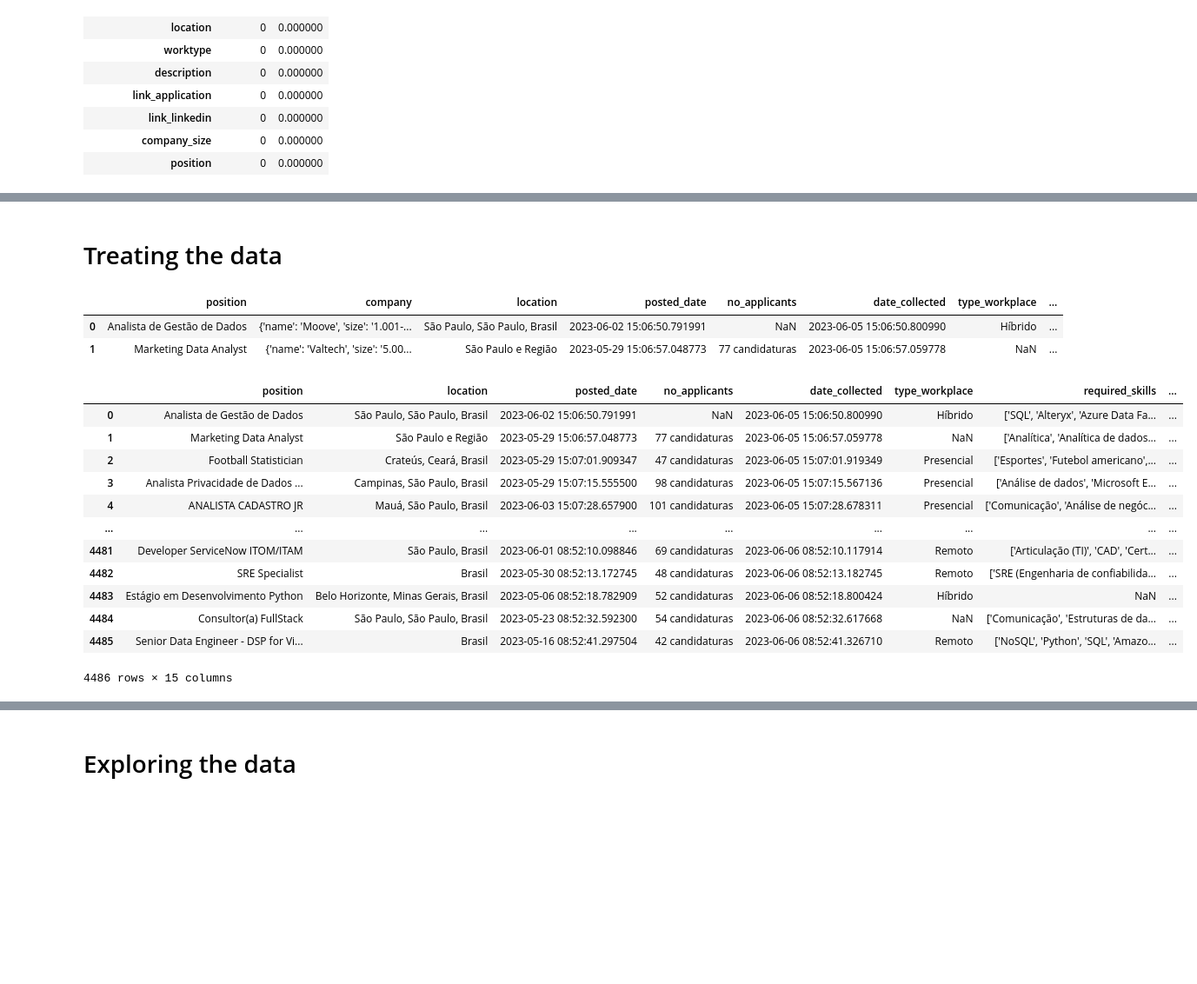
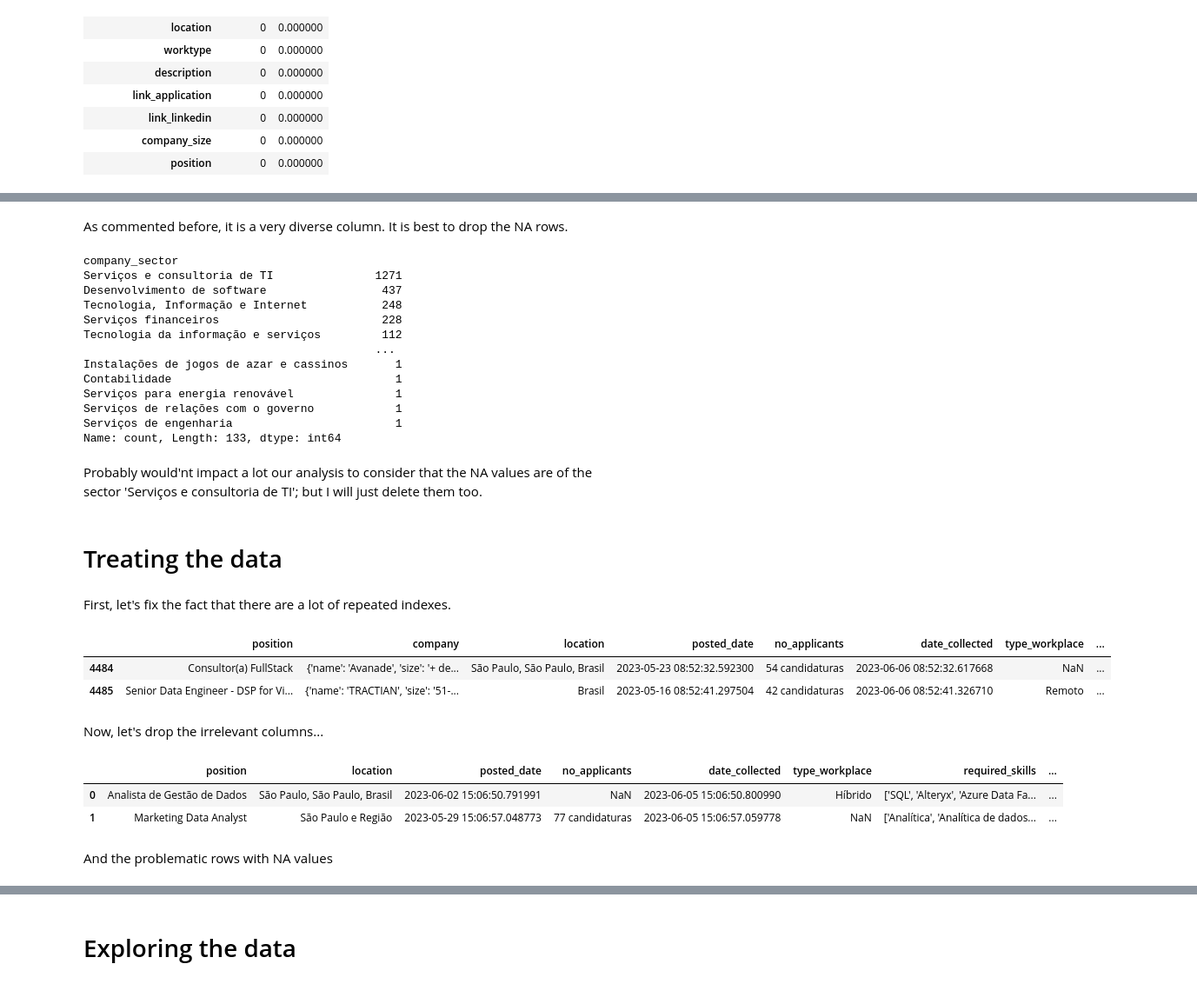
Before and after one commit to alexaiung/Data-Analytics-Job-Tendencies, a Jupyter notebook: job_analysis.ipynb, the cells around one changed output, grey strips where cells are left out. Shown at 87% size. Cells and saved outputs as stored; diff of their text form; code cells hidden in the pictures; blank space fills up the shorter version.

```diff
--- a/job_analysis.ipynb
+++ b/job_analysis.ipynb
@@ -112,31 +192,47 @@ pd.concat([total_na, perc_na], axis=1).rename({0: 'Total NA', 1: 'Perc. NA'}, ax
+# %% [markdown]
+As commented before, it is a very diverse column. It is best to drop the NA rows.
+# %%
+df_jobs.company_sector.value_counts()
+# %% [output]
+company_sector
+Serviços e consultoria de TI               1271
+Desenvolvimento de software                 437
+Tecnologia, Informação e Internet           248
+Serviços financeiros                        228
+Tecnologia da informação e serviços         112
+                                           ...
+Instalações de jogos de azar e cassinos       1
+Contabilidade                                 1
+Serviços para energia renovável               1
+Serviços de relações com o governo            1
+Serviços de engenharia                        1
+Name: count, Length: 133, dtype: int64
+# %% [markdown]
+Probably would'nt impact a lot our analysis to consider that the NA values are of the sector 'Serviços e consultoria de TI'; but I will just delete them too.
 # %% [markdown]
 # Treating the data
+# %% [markdown]
+First, let's fix the fact that there are a lot of repeated indexes.
 # %%
 df_jobs = df_jobs.reset_index()
 df_jobs = df_jobs.drop(['index'], axis=1)
-df_jobs.head(2)
+df_jobs.tail(2)
 # %% [output]
 |  | position | company | location | posted_date | no_applicants | date_collected | type_workplace | ... |
-| 0 | Analista de Gestão de Dados | {'name': 'Moove', 'size': '1.001-... | São Paulo, São Paulo, Brasil | 2023-06-02 15:06:50.791991 | NaN | 2023-06-05 15:06:50.800990 | Híbrido | ... |
-| 1 | Marketing Data Analyst | {'name': 'Valtech', 'size': '5.00... | São Paulo e Região | 2023-05-29 15:06:57.048773 | 77 candidaturas | 2023-06-05 15:06:57.059778 | NaN | ... |
+| 4484 | Consultor(a) FullStack | {'name': 'Avanade', 'size': '+ de... | São Paulo, São Paulo, Brasil | 2023-05-23 08:52:32.592300 | 54 candidaturas | 2023-06-06 08:52:32.617668 | NaN | ... |
+| 4485 | Senior Data Engineer - DSP for Vi... | {'name': 'TRACTIAN', 'size': '51-... | Brasil | 2023-05-16 08:52:41.297504 | 42 candidaturas | 2023-06-06 08:52:41.326710 | Remoto | ... |
+# %% [markdown]
+Now, let's drop the irrelevant columns...
 # %%
 # Dropping columns
 to_drop_cols = ['competitive_advantages', 'company']
 df_jobs = df_jobs.drop(to_drop_cols, axis=1)
-df_jobs
+df_jobs.head(2)
 # %% [output]
 |  | position | location | posted_date | no_applicants | date_collected | type_workplace | required_skills | ... |
 | 0 | Analista de Gestão de Dados | São Paulo, São Paulo, Brasil | 2023-06-02 15:06:50.791991 | NaN | 2023-06-05 15:06:50.800990 | Híbrido | ['SQL', 'Alteryx', 'Azure Data Fa... | ... |
 | 1 | Marketing Data Analyst | São Paulo e Região | 2023-05-29 15:06:57.048773 | 77 candidaturas | 2023-06-05 15:06:57.059778 | NaN | ['Analítica', 'Analítica de dados... | ... |
-| 2 | Football Statistician | Crateús, Ceará, Brasil | 2023-05-29 15:07:01.909347 | 47 candidaturas | 2023-06-05 15:07:01.919349 | Presencial | ['Esportes', 'Futebol americano',... | ... |
-| 3 | ­­­Analista Privacidade de Dados ... | Campinas, São Paulo, Brasil | 2023-05-29 15:07:15.555500 | 98 candidaturas | 2023-06-05 15:07:15.567136 | Presencial | ['Análise de dados', 'Microsoft E... | ... |
-| 4 | ANALISTA CADASTRO JR | Mauá, São Paulo, Brasil | 2023-06-03 15:07:28.657900 | 101 candidaturas | 2023-06-05 15:07:28.678311 | Presencial | ['Comunicação', 'Análise de negóc... | ... |
-| ... | ... | ... | ... | ... | ... | ... | ... | ... |
-| 4481 | Developer ServiceNow ITOM/ITAM | São Paulo, Brasil | 2023-06-01 08:52:10.098846 | 69 candidaturas | 2023-06-06 08:52:10.117914 | Remoto | ['Articulação (TI)', 'CAD', 'Cert... | ... |
-| 4482 | SRE Specialist | Brasil | 2023-05-30 08:52:13.172745 | 48 candidaturas | 2023-06-06 08:52:13.182745 | Remoto | ['SRE (Engenharia de confiabilida... | ... |
-| 4483 | Estágio em Desenvolvimento Python | Belo Horizonte, Minas Gerais, Brasil | 2023-05-06 08:52:18.782909 | 52 candidaturas | 2023-06-06 08:52:18.800424 | Híbrido | NaN | ... |
-| 4484 | Consultor(a) FullStack | São Paulo, São Paulo, Brasil | 2023-05-23 08:52:32.592300 | 54 candidaturas | 2023-06-06 08:52:32.617668 | NaN | ['Comunicação', 'Estruturas de da... | ... |
-| 4485 | Senior Data Engineer - DSP for Vi... | Brasil | 2023-05-16 08:52:41.297504 | 42 candidaturas | 2023-06-06 08:52:41.326710 | Remoto | ['NoSQL', 'Python', 'SQL', 'Amazo... | ... |
-4486 rows × 15 columns
+# %% [markdown]
+And the problematic rows with NA values
 # %%
 # Dropping rows
```
Also changed, not shown: parts of 65 cells of this notebook.
